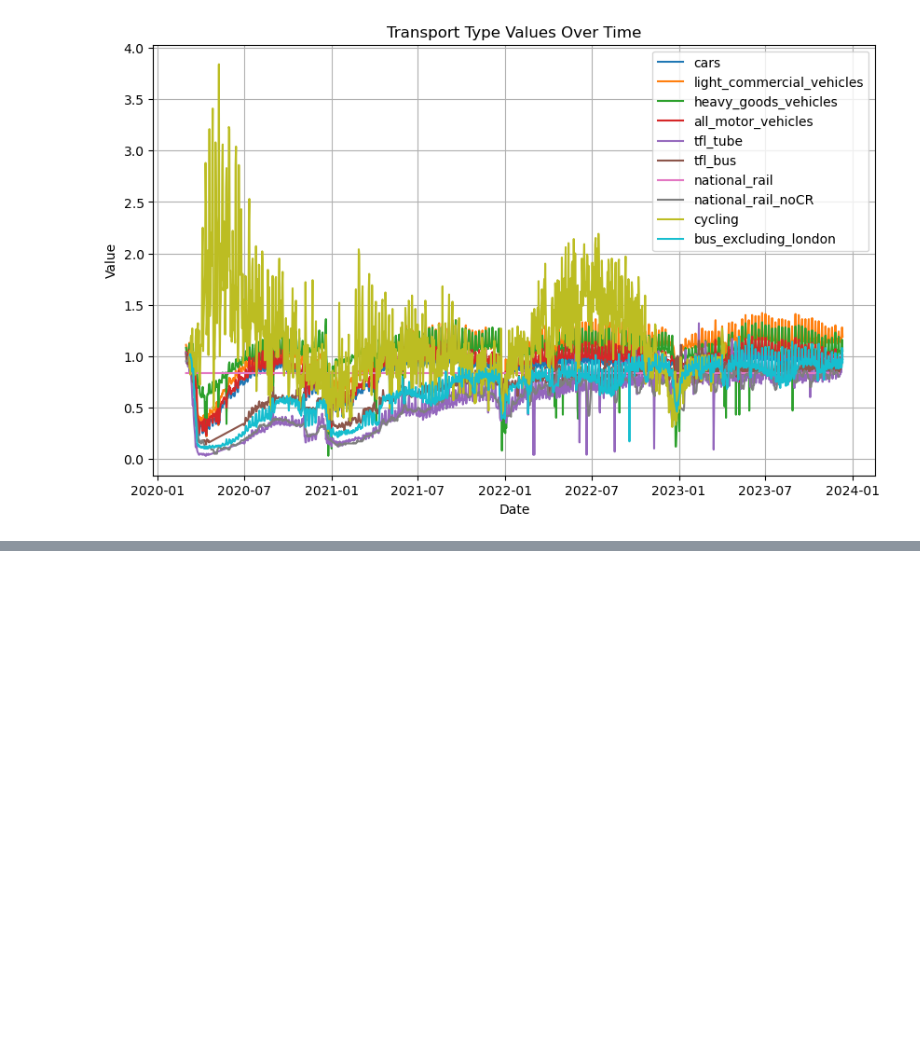
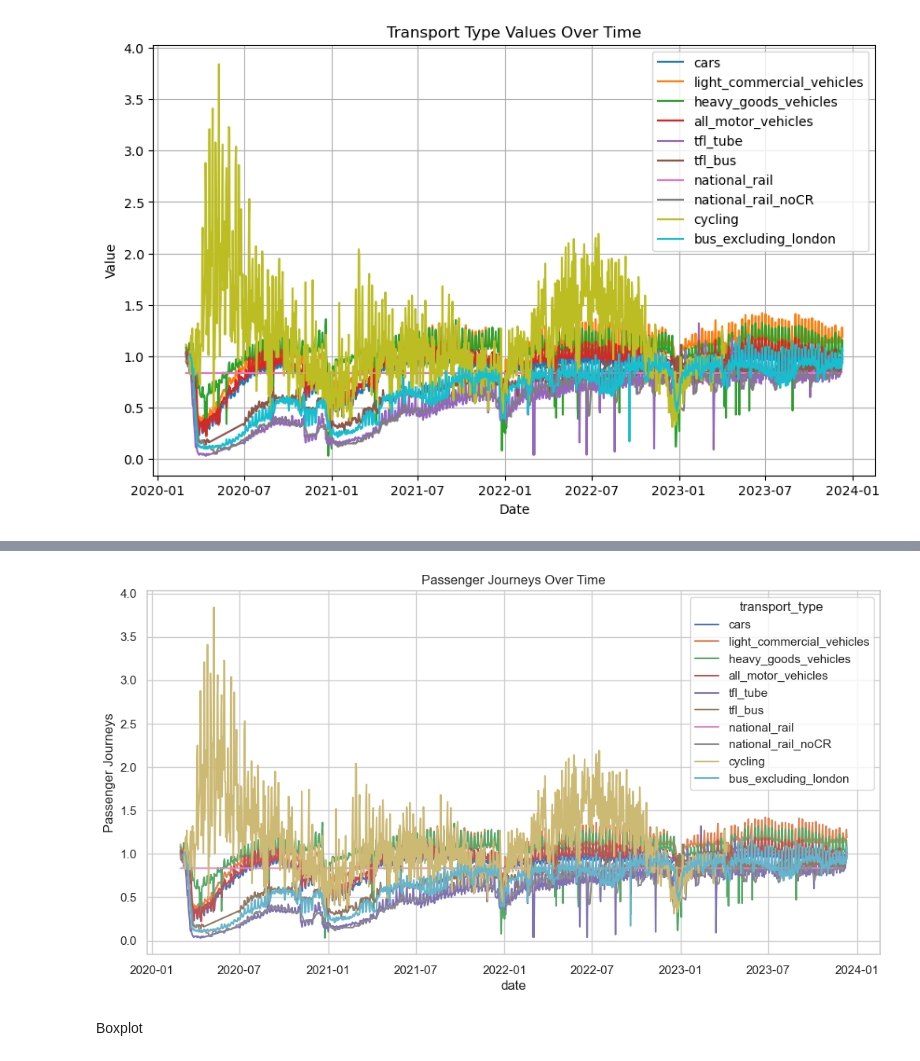
Before and after one commit to SedaColasan/Transport, a Jupyter notebook: transport.ipynb, the cells around one changed output, grey strips where cells are left out. Saved outputs shown, nothing was run; the diff lists cells and outputs as text; code cells hidden in the pictures; blank space fills up the shorter version.

```diff
--- a/transport.ipynb
+++ b/transport.ipynb
@@ -1133,0 +1195,15 @@ plt.show()
+# %%
+# Convert the date column to datetime
+en['date'] = pd.to_datetime(en['date'])
+
+# Plot time series data
+plt.figure(figsize=(12, 6))
+sns.lineplot(x='date', y='value', hue='transport_type', data=en)
+plt.title('Passenger Journeys Over Time')
+plt.xlabel('date')
+plt.ylabel('Passenger Journeys')
+plt.show()
+# %% [output]
+[figure, added]
+# %% [markdown]
+Boxplot
```
Also changed, not shown: parts of 45 cells of this notebook.
